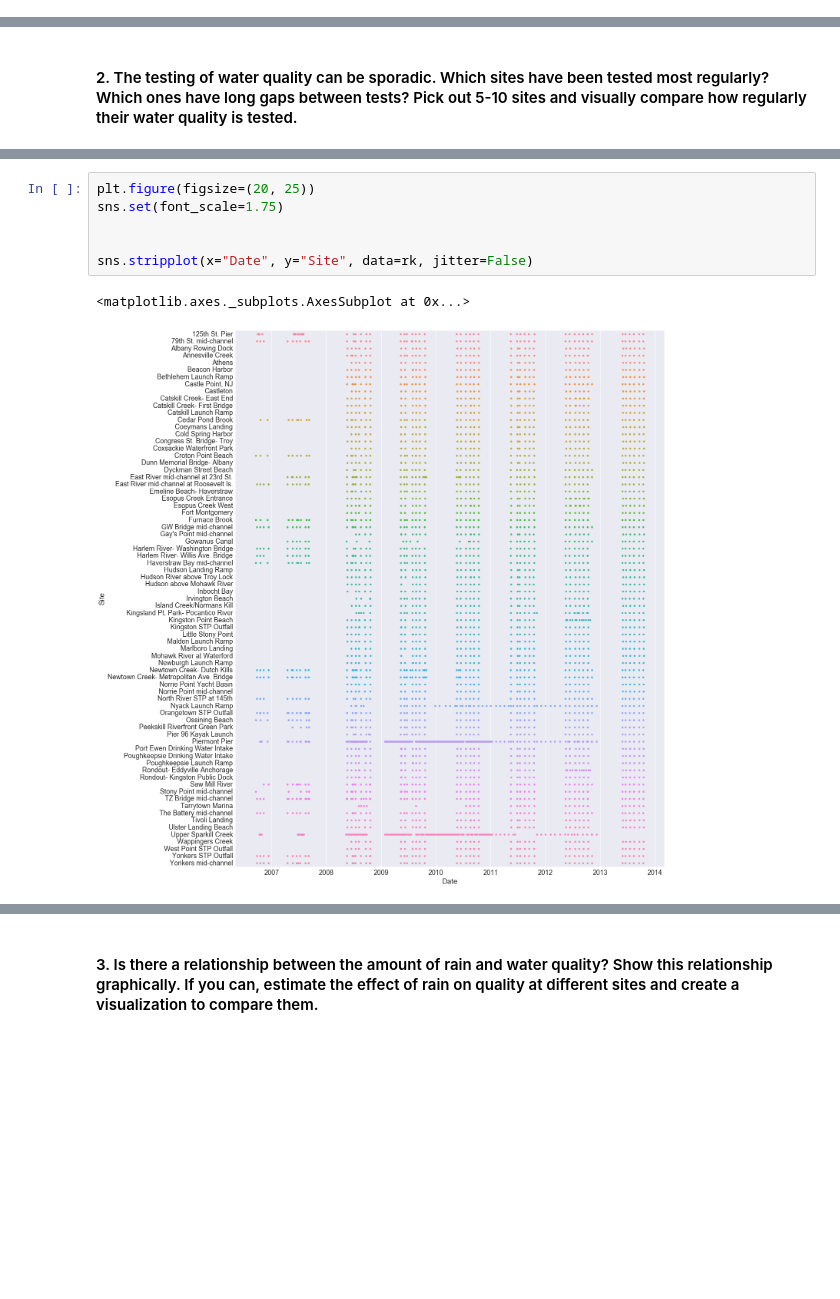
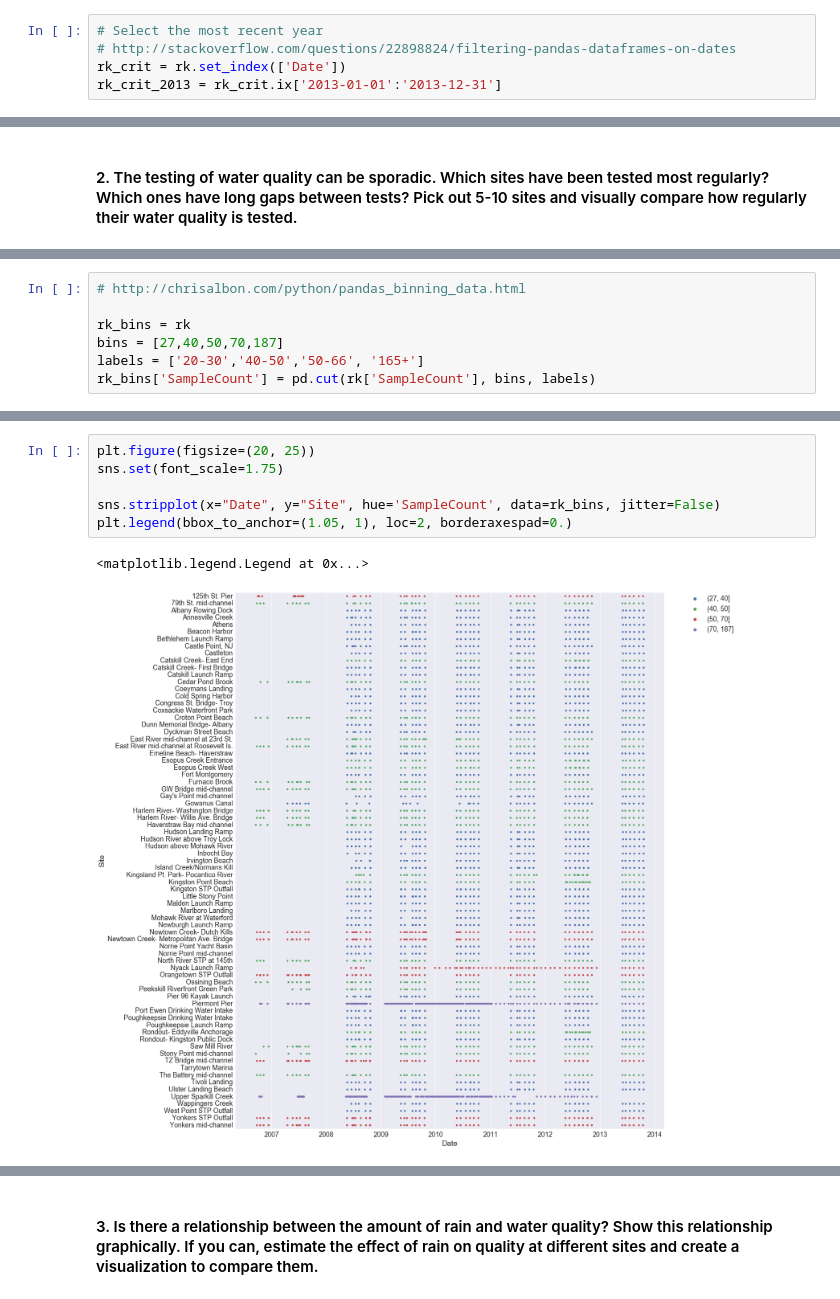
Before and after one commit to jhamski/IS608-DataVisualization-Assignments-Spring2016, a Jupyter notebook: Assignment 4/JamesHamski_assignment_4.ipynb, the cells around one changed output, grey strips where cells are left out. Saved outputs shown, nothing was run; the diff lists cells and outputs as text; blank space fills up the shorter version.

Commit message:
Finished site frequency comparison

```diff
--- a/Assignment 4/JamesHamski_assignment_4.ipynb
+++ b/Assignment 4/JamesHamski_assignment_4.ipynb
@@ -121,0 +117,5 @@ def
+# %%
+# Select the most recent year
+# http://stackoverflow.com/questions/22898824/filtering-pandas-dataframes-on-dates
+rk_crit = rk.set_index(['Date'])
+rk_crit_2013 = rk_crit.ix['2013-01-01':'2013-12-31']
@@ -125,0 +187,7 @@ First, I decided to check out the whole dataset.
+# %%
+# http://chrisalbon.com/python/pandas_binning_data.html
+
+rk_bins = rk
+bins = [27,40,50,70,187]
+labels = ['20-30','40-50','50-66', '165+']
+rk_bins['SampleCount'] = pd.cut(rk['SampleCount'], bins, labels)
@@ -126,10 +203,10 @@ First, I decided to check out the whole dataset.
 # %%
 plt.figure(figsize=(20, 25))
 sns.set(font_scale=1.75)
 
-
-sns.stripplot(x="Date", y="Site", data=rk, jitter=False)
+sns.stripplot(x="Date", y="Site", hue='SampleCount', data=rk_bins, jitter=False)
+plt.legend(bbox_to_anchor=(1.05, 1), loc=2, borderaxespad=0.)
 # %% [output]
-<matplotlib.axes._subplots.AxesSubplot at 0x...>
+<matplotlib.legend.Legend at 0x...>
-[figure, old version]
+[figure, new version]
 # %% [markdown]
```
Also changed, not shown: parts of 22 cells of this notebook.
